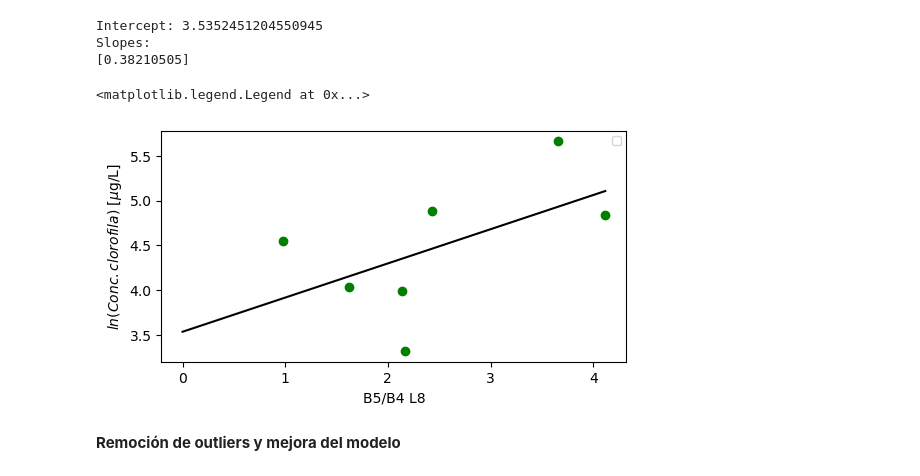
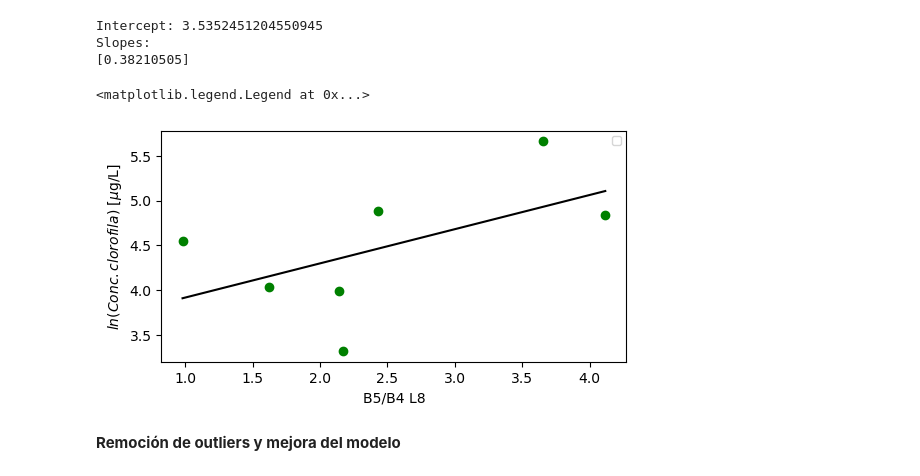
Before and after one commit to francobarrionuevoenv21/MAIE_devs_pub, a Jupyter notebook: Teledt_ambiental/TP2_Clorofila-a/TP2_chlorophyl_SanRoque_L8.ipynb, the cells around one changed output. Saved outputs shown, nothing was run; the diff lists cells and outputs as text; code cells hidden in the pictures.

```diff
--- a/Teledt_ambiental/TP2_Clorofila-a/TP2_chlorophyl_SanRoque_L8.ipynb
+++ b/Teledt_ambiental/TP2_Clorofila-a/TP2_chlorophyl_SanRoque_L8.ipynb
@@ -481,24 +478,24 @@ Slopes:
 # %%
 # Plot fitted model
 
 # Fitting x and y values
 xFit_vis = b5b4_data
 yFit_vis = log_clor
 
 # Model x and y values
-xMod_vis = np.linspace(0, b5b4_data.max(), 1000)
+xMod_vis = np.linspace(b5b4_data.min(), b5b4_data.max(), 1000)
 yMod_vis = xMod_vis*slopes+intercept
 
 # Visualize data and model
 fig, ax = plt.subplots(figsize=(6, 3))
 ax.plot(xMod_vis, yMod_vis, color='black')
 ax.scatter(xFit_vis, yFit_vis, color='green')
 ax.set_xlabel('B5/B4 L8', fontsize=10)
 ax.set_ylabel('$ln(Conc. clorofila)$ [$\mu$g/L]', fontsize=10)
 ax.legend(fontsize=8)
 # %% [output]
 <matplotlib.legend.Legend at 0x...>
-[figure, old version]
+[figure, new version]
 # %% [markdown]
 **Remoción de outliers y mejora del modelo**
 # %%
```
Also changed, not shown: parts of 13 cells of this notebook, 22 other files.
